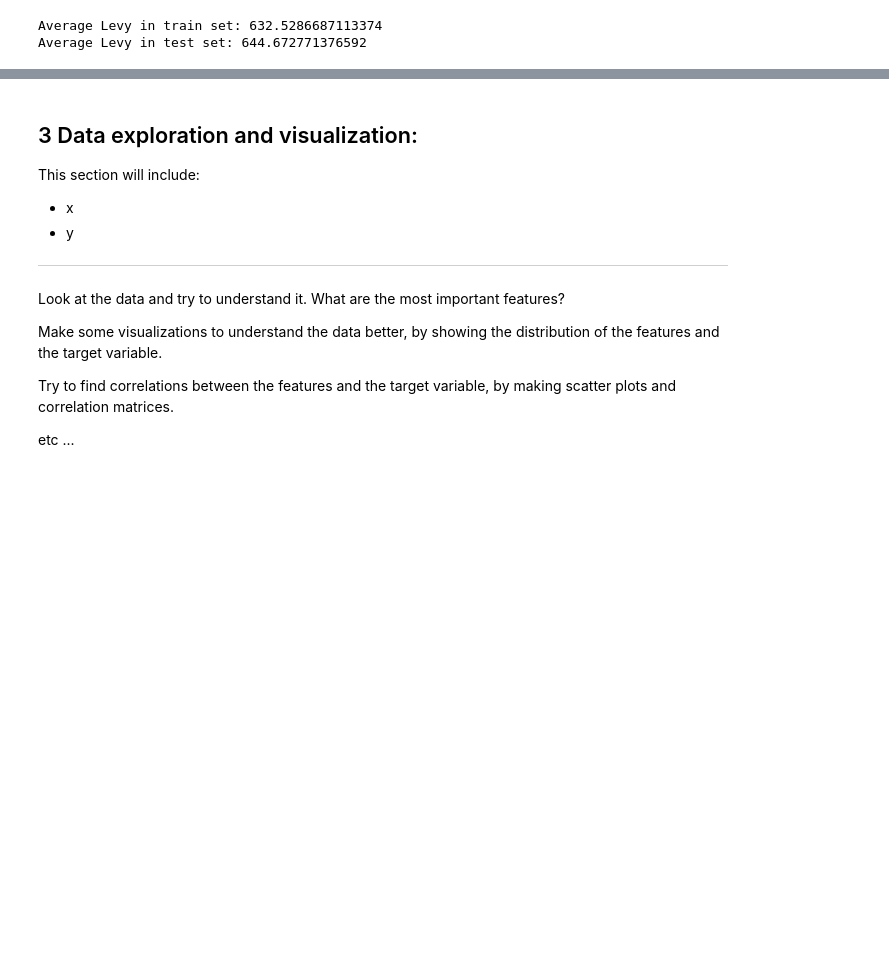
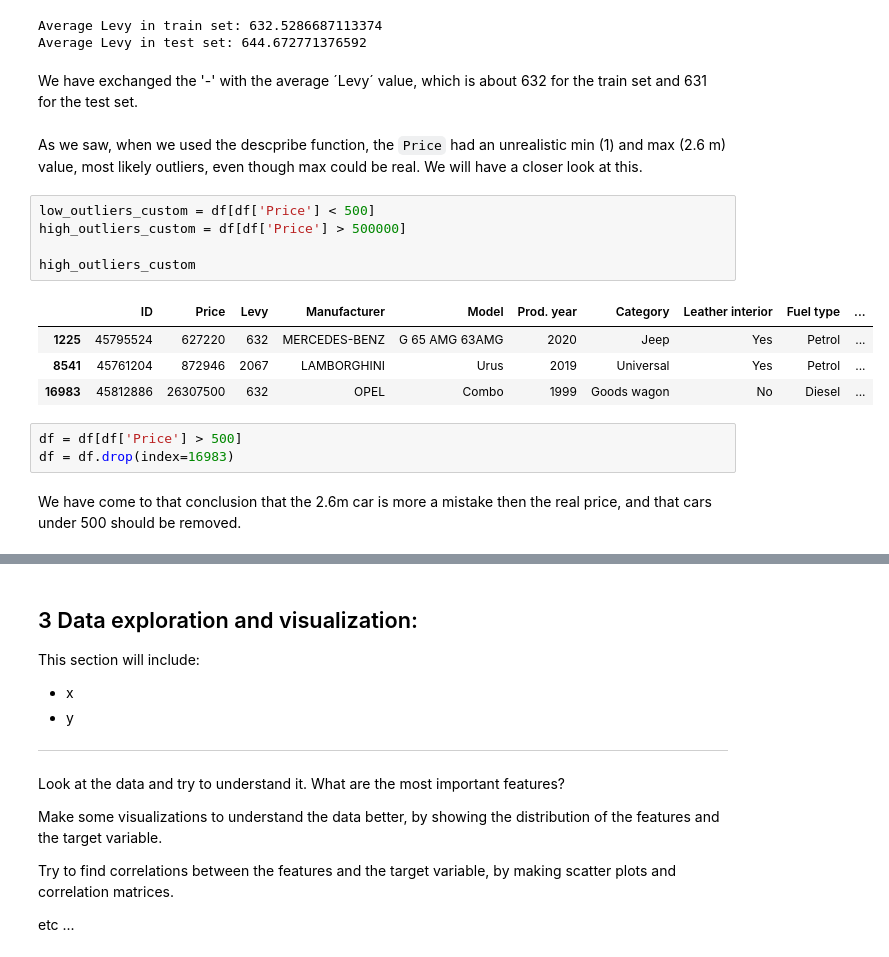
Before and after one commit to Peter537/Soft1-AI-Eksamensopgave, a Jupyter notebook: part1/part1.ipynb, the cells around one changed output, grey strips where cells are left out. Drawn from its saved outputs; the diff is of its cells as text; blank space fills up the shorter version.

```diff
--- a/part1/part1.ipynb
+++ b/part1/part1.ipynb
@@ -137,6 +156,25 @@ df_test['Levy'] = df_test['Levy'].replace('-', int(levy_test_avg))
 # %% [output]
 Average Levy in train set: 632.5286687113374
 Average Levy in test set: 644.672771376592
+# %% [markdown]
+We have exchanged the '-' with the average ´Levy´ value, which is about 632 for the train set and 631 for the test set.
+# %% [markdown]
+As we saw, when we used the descpribe function, the `Price` had an unrealistic min (1) and max (2.6 m) value, most likely outliers, even though max could be real. We will have a closer look at this.
+# %%
+low_outliers_custom = df[df['Price'] < 500]
+high_outliers_custom = df[df['Price'] > 500000]
+
+high_outliers_custom
+# %% [output]
+|  | ID | Price | Levy | Manufacturer | Model | Prod. year | Category | Leather interior | Fuel type | ... |
+| 1225 | 45795524 | 627220 | 632 | MERCEDES-BENZ | G 65 AMG 63AMG | 2020 | Jeep | Yes | Petrol | ... |
+| 8541 | 45761204 | 872946 | 2067 | LAMBORGHINI | Urus | 2019 | Universal | Yes | Petrol | ... |
+| 16983 | 45812886 | 26307500 | 632 | OPEL | Combo | 1999 | Goods wagon | No | Diesel | ... |
+# %%
+df = df[df['Price'] > 500]
+df = df.drop(index=16983)
+# %% [markdown]
+We have come to that conclusion that the 2.6m car is more a mistake then the real price, and that cars under 500 should be removed.
 # %%
 df['Doors'].value_counts()
 # %% [output]
```
Also changed, not shown: parts of 31 cells of this notebook.
